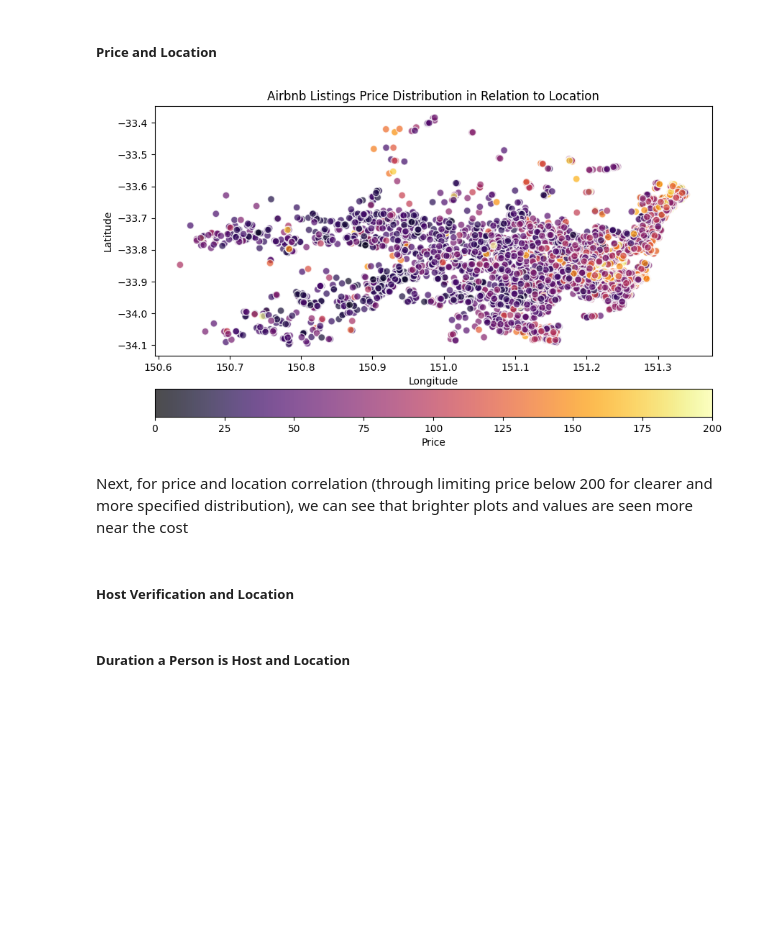
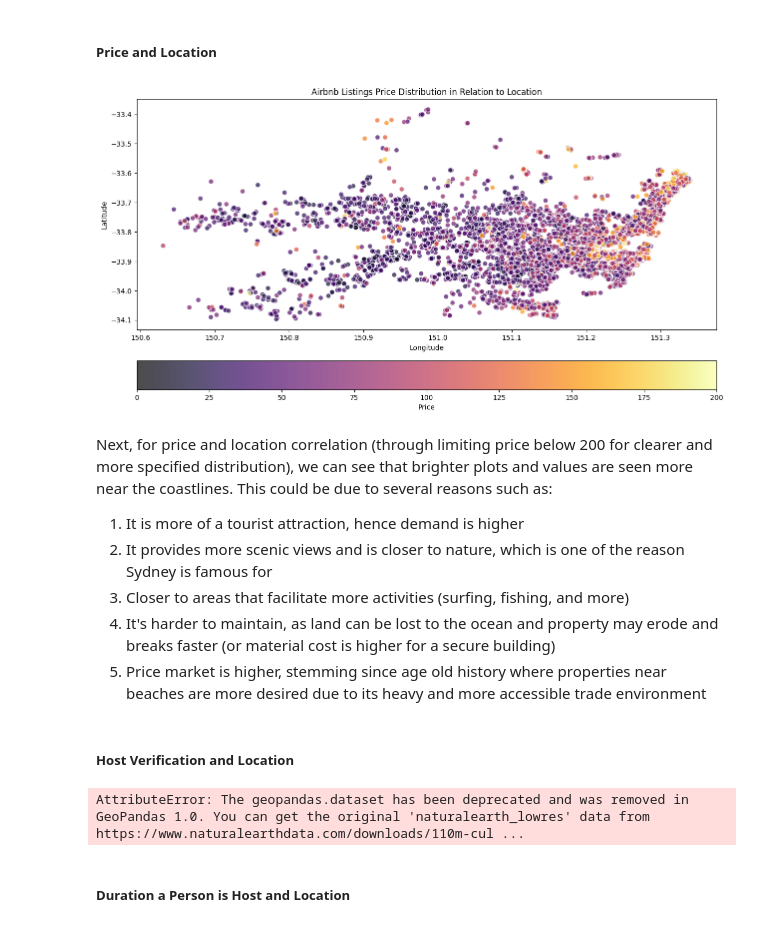
Before and after one commit to karenstevani/data_project, a Jupyter notebook: finaldataproject.ipynb, the cells around one changed output. Saved outputs shown, nothing was run; the diff lists cells and outputs as text; code cells hidden in the pictures; blank space fills up the shorter version.

Commit message:
host duration with location

```diff
--- a/finaldataproject.ipynb
+++ b/finaldataproject.ipynb
@@ -384,29 +385,34 @@ Although there really isn't a clear pattern of price increase or decline through
 # %% [markdown]
 ##### Price and Location
 # %%
-fig, ax = plt.subplots(figsize=(10, 6))
+fig, ax = plt.subplots(figsize=(15, 8))
 
 scatter = ax.scatter(
     filtered_price['longitude'],
     filtered_price['latitude'],
     c=filtered_price['standard_price'],
     cmap='inferno',
     s=50,
     alpha=0.7,
     edgecolors='w'
 )
 
 cbar = plt.colorbar(scatter, orientation='horizontal', pad=0.1, ax=ax)
 cbar.set_label('Price')
 
 ax.set_xlabel('Longitude')
 ax.set_ylabel('Latitude')
 ax.set_title('Airbnb Listings Price Distribution in Relation to Location')
 
 plt.show()
 # %% [output]
-[figure, old version]
+[figure, new version]
-# %% [markdown]
-Next, for price and location correlation (through limiting price below 200 for clearer and more specified distribution), we can see that brighter plots and values are seen more near the cost
+# %% [markdown]
+Next, for price and location correlation (through limiting price below 200 for clearer and more specified distribution), we can see that brighter plots and values are seen more near the coastlines. This could be due to several reasons such as:
+1. It is more of a tourist attraction, hence demand is higher
+2. It provides more scenic views and is closer to nature, which is one of the reason Sydney is famous for
+3. Closer to areas that facilitate more activities (surfing, fishing, and more)
+4. It's harder to maintain, as land can be lost to the ocean and property may erode and breaks faster (or material cost is higher for a secure building)
+5. Price market is higher, stemming since age old history where properties near beaches are more desired due to its heavy and more accessible trade environment
 # %% [markdown]
 ##### Host Verification and Location
@@ -413,2 +421,33 @@ Next, for price and location correlation (through limiting price below 200 for c
+# %%
+geometry = listing_data.apply(lambda row: (row['longitude'], row['latitude']), axis=1)
+geo_df = gp.GeoDataFrame(data, geometry=geometry)
+
+sydney_boundaries = gp.read_file(gp.datasets.get_path('naturalearth_lowres'))
+sydney_boundaries = sydney_boundaries[sydney_boundaries.name == 'Australia']
+bbox = (150, -35, 153, -33)
+
+fig, ax = plt.subplots(figsize=(15, 8))
+
+sydney_boundaries.plot(ax=ax, color='lightgrey')
+ctx.add_basemap(ax, crs='EPSG:4326', zoom=12, alpha=0.5)
+
+scatter = geo_df.plot(
+    ax=ax,
+    column='binary_numeric',
+    cmap='coolwarm',
+    legend=True,
+    markersize=50,
+    alpha=0.7,
+    edgecolor='k',
+    legend_kwds={'label': "Binary Value", 'orientation': "horizontal"}
+)
+
+ax.set_xlim(bbox[0], bbox[2])
+ax.set_ylim(bbox[1], bbox[3])
+ax.set_xlabel('Longitude')
+ax.set_ylabel('Latitude')
+ax.set_title('Sydney Map with Binary Data')
+# %% [output]
+AttributeError: The geopandas.dataset has been deprecated and was removed in GeoPandas 1.0. You can get the original 'naturalearth_lowres' data from https://www.naturalearthdata.com/downloads/110m-cul ...
 # %% [markdown]
 ##### Duration a Person is Host and Location
```
Also changed, not shown: parts of 4 cells of this notebook.
